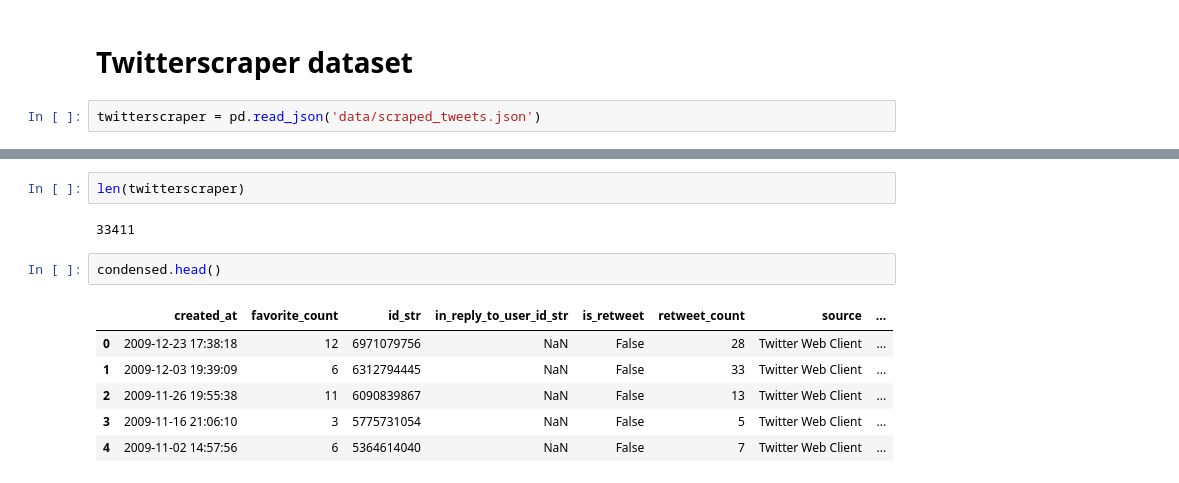
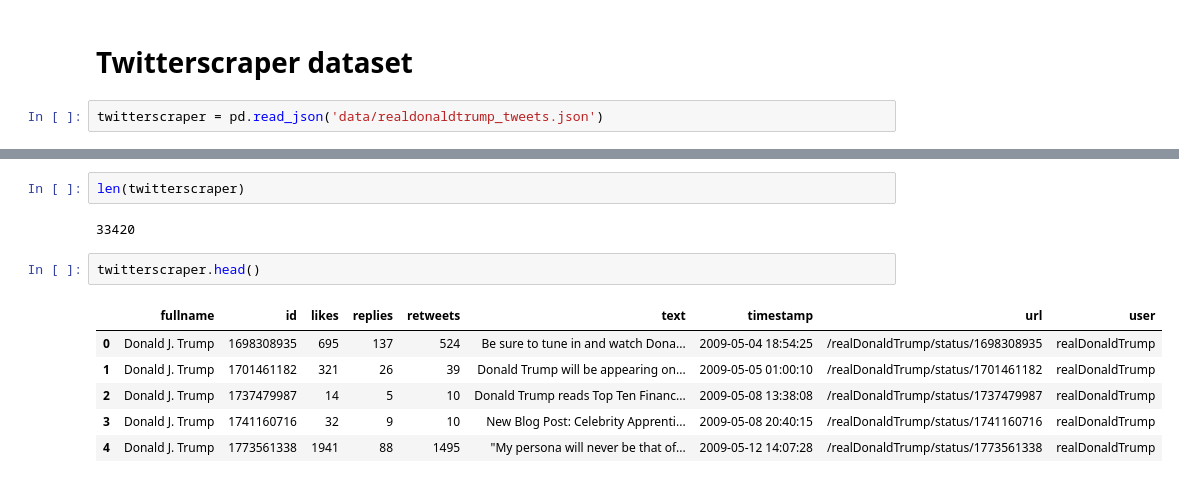
Before and after one commit to raffg/trump-tweet-author-identification, a Jupyter notebook: exploratory_data_analysis.ipynb, the cells around one changed output, grey strips where cells are left out. Drawn from its saved outputs; the diff is of its cells as text.

Commit message:
commit load_data file

```diff
--- a/exploratory_data_analysis.ipynb
+++ b/exploratory_data_analysis.ipynb
@@ -103,4 +121,4 @@ condensed.head()
 # %% [markdown]
 # Twitterscraper dataset
 # %%
-twitterscraper = pd.read_json('data/scraped_tweets.json')
+twitterscraper = pd.read_json('data/realdonaldtrump_tweets.json')
@@ -107,13 +142,13 @@ twitterscraper = pd.read_json('data/scraped_tweets.json')
 # %%
 len(twitterscraper)
 # %% [output]
-33411
+33420
 # %%
-condensed.head()
+twitterscraper.head()
 # %% [output]
-|  | created_at | favorite_count | id_str | in_reply_to_user_id_str | is_retweet | retweet_count | source | ... |
-| 0 | 2009-12-23 17:38:18 | 12 | 6971079756 | NaN | False | 28 | Twitter Web Client | ... |
-| 1 | 2009-12-03 19:39:09 | 6 | 6312794445 | NaN | False | 33 | Twitter Web Client | ... |
-| 2 | 2009-11-26 19:55:38 | 11 | 6090839867 | NaN | False | 13 | Twitter Web Client | ... |
-| 3 | 2009-11-16 21:06:10 | 3 | 5775731054 | NaN | False | 5 | Twitter Web Client | ... |
-| 4 | 2009-11-02 14:57:56 | 6 | 5364614040 | NaN | False | 7 | Twitter Web Client | ... |
+|  | fullname | id | likes | replies | retweets | text | timestamp | url | user |
+| 0 | Donald J. Trump | 1698308935 | 695 | 137 | 524 | Be sure to tune in and watch Dona... | 2009-05-04 18:54:25 | /realDonaldTrump/status/1698308935 | realDonaldTrump |
+| 1 | Donald J. Trump | 1701461182 | 321 | 26 | 39 | Donald Trump will be appearing on... | 2009-05-05 01:00:10 | /realDonaldTrump/status/1701461182 | realDonaldTrump |
+| 2 | Donald J. Trump | 1737479987 | 14 | 5 | 10 | Donald Trump reads Top Ten Financ... | 2009-05-08 13:38:08 | /realDonaldTrump/status/1737479987 | realDonaldTrump |
+| 3 | Donald J. Trump | 1741160716 | 32 | 9 | 10 | New Blog Post: Celebrity Apprenti... | 2009-05-08 20:40:15 | /realDonaldTrump/status/1741160716 | realDonaldTrump |
+| 4 | Donald J. Trump | 1773561338 | 1941 | 88 | 1495 | "My persona will never be that of... | 2009-05-12 14:07:28 | /realDonaldTrump/status/1773561338 | realDonaldTrump |
```
Also changed, not shown: parts of 13 cells of this notebook, 2 other files.
